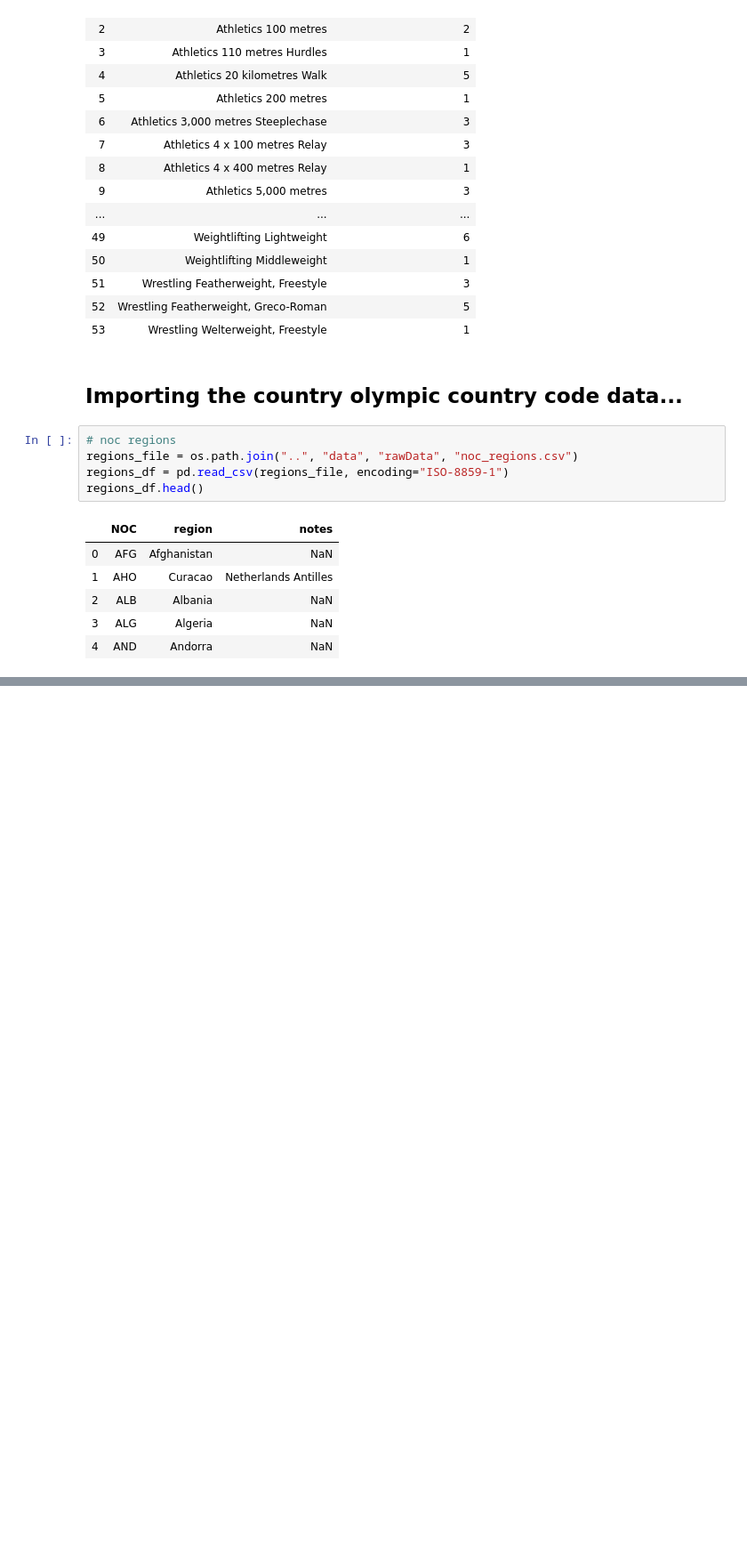
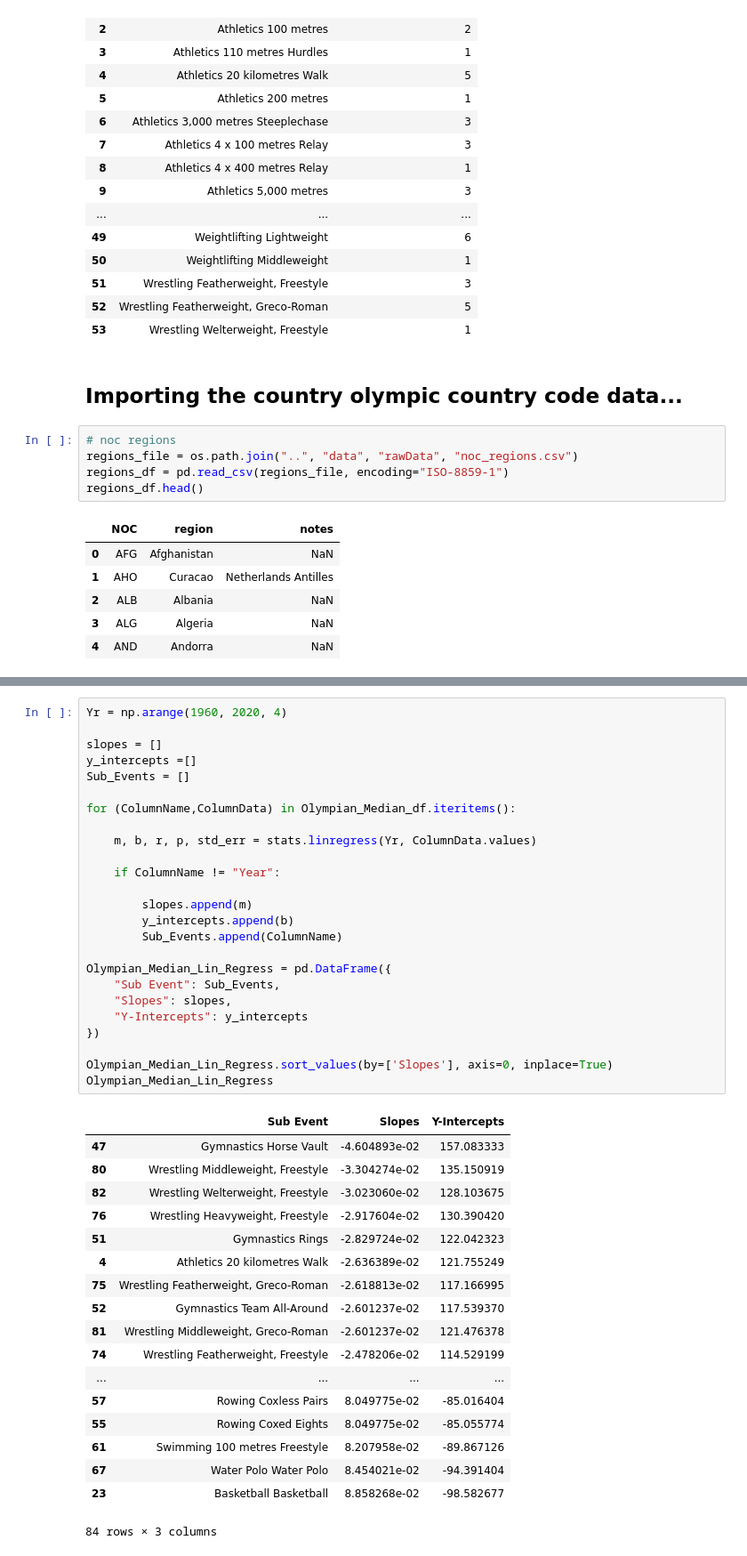
Before and after one commit to dowripple/ProjectOneRepo_JeremyKasieMichael, a Jupyter notebook: notebooks/olympicHeights.ipynb, the cells around one changed output, grey strips where cells are left out. Shown: that part at 89% size. Saved outputs shown, nothing was run; the diff lists cells and outputs as text; blank space fills up the shorter version.

```diff
--- a/notebooks/olympicHeights.ipynb
+++ b/notebooks/olympicHeights.ipynb
@@ -605,0 +657,44 @@ regions_df.head()
+# %%
+Yr = np.arange(1960, 2020, 4)
+
+slopes = []
+y_intercepts =[]
+Sub_Events = []
+
+for (ColumnName,ColumnData) in Olympian_Median_df.iteritems():
+
+    m, b, r, p, std_err = stats.linregress(Yr, ColumnData.values)
+
+    if ColumnName != "Year":
+
+        slopes.append(m)
+        y_intercepts.append(b)
+        Sub_Events.append(ColumnName)
+
+Olympian_Median_Lin_Regress = pd.DataFrame({
+    "Sub Event": Sub_Events,
+    "Slopes": slopes,
+    "Y-Intercepts": y_intercepts
+})
+
+Olympian_Median_Lin_Regress.sort_values(by=['Slopes'], axis=0, inplace=True)
+Olympian_Median_Lin_Regress
+# %% [output]
+|  | Sub Event | Slopes | Y-Intercepts |
+| 47 | Gymnastics Horse Vault | -4.604893e-02 | 157.083333 |
+| 80 | Wrestling Middleweight, Freestyle | -3.304274e-02 | 135.150919 |
+| 82 | Wrestling Welterweight, Freestyle | -3.023060e-02 | 128.103675 |
+| 76 | Wrestling Heavyweight, Freestyle | -2.917604e-02 | 130.390420 |
+| 51 | Gymnastics Rings | -2.829724e-02 | 122.042323 |
+| 4 | Athletics 20 kilometres Walk | -2.636389e-02 | 121.755249 |
+| 75 | Wrestling Featherweight, Greco-Roman | -2.618813e-02 | 117.166995 |
+| 52 | Gymnastics Team All-Around | -2.601237e-02 | 117.539370 |
+| 81 | Wrestling Middleweight, Greco-Roman | -2.601237e-02 | 121.476378 |
+| 74 | Wrestling Featherweight, Freestyle | -2.478206e-02 | 114.529199 |
+| ... | ... | ... | ... |
+| 57 | Rowing Coxless Pairs | 8.049775e-02 | -85.016404 |
+| 55 | Rowing Coxed Eights | 8.049775e-02 | -85.055774 |
+| 61 | Swimming 100 metres Freestyle | 8.207958e-02 | -89.867126 |
+| 67 | Water Polo Water Polo | 8.454021e-02 | -94.391404 |
+| 23 | Basketball Basketball | 8.858268e-02 | -98.582677 |
+84 rows × 3 columns
```
Also changed, not shown: parts of 11 cells of this notebook, 1 other file.
